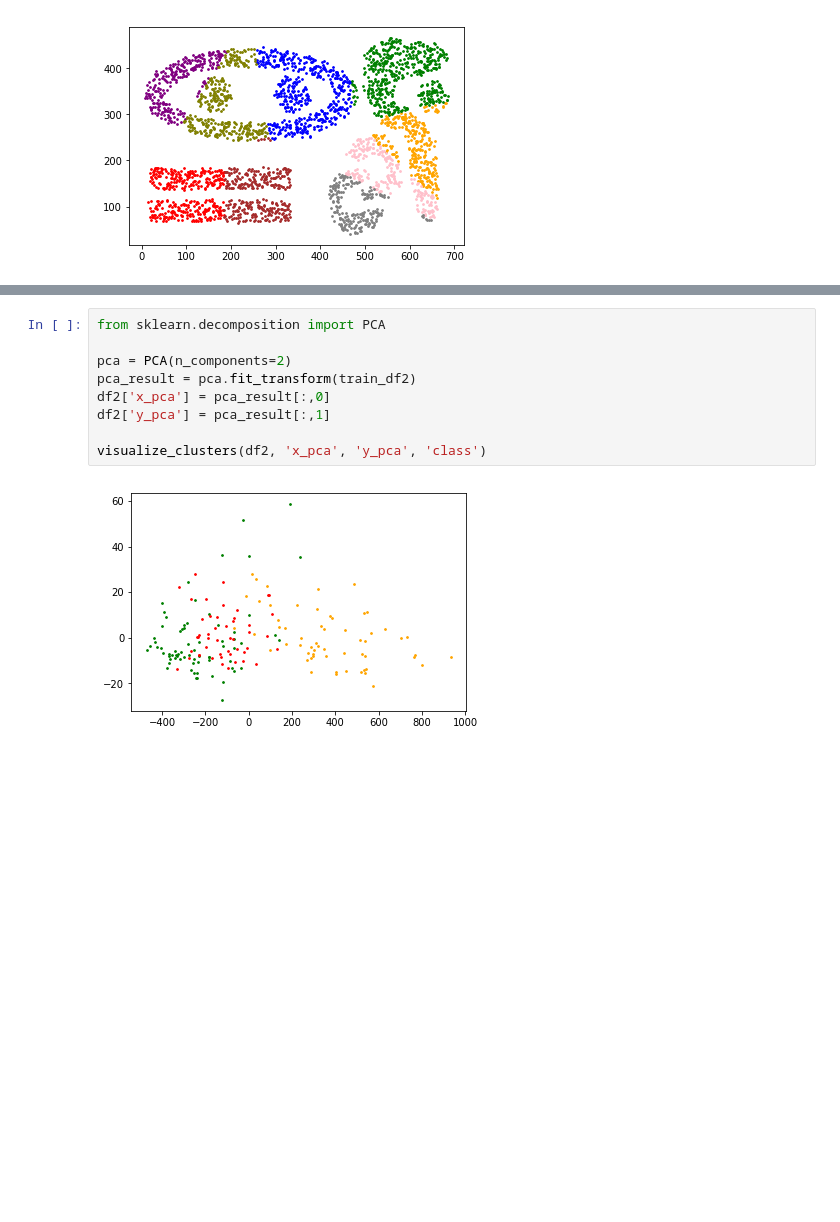
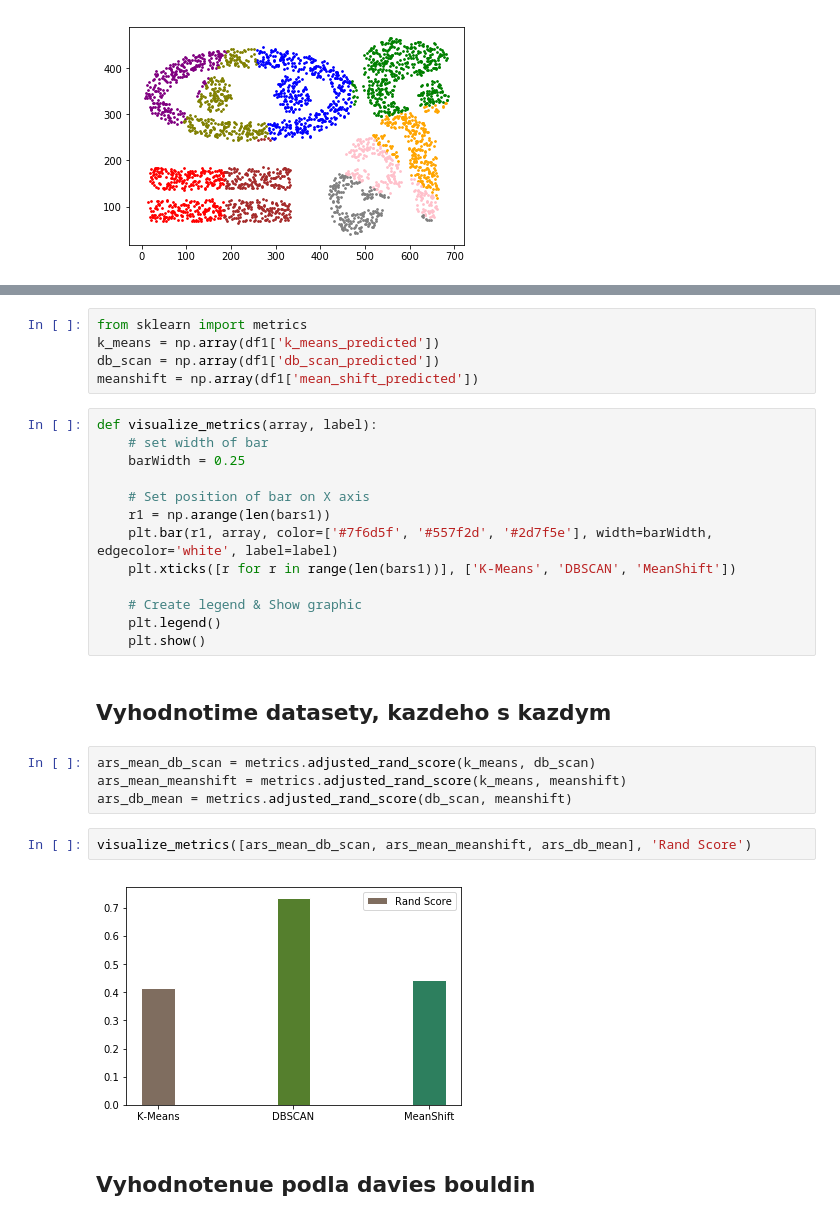
Before and after one commit to SimonSebechlebsky/vos2-clustering, a Jupyter notebook: clustering.ipynb, the cells around one changed output, grey strips where cells are left out. Cells and saved outputs as stored; diff of their text form; blank space fills up the shorter version.

```diff
--- a/clustering.ipynb
+++ b/clustering.ipynb
@@ -84,11 +74,30 @@ train_df2 = df2[df2.columns.difference(['class'])]
-# %%
-from sklearn.decomposition import PCA
-
-pca = PCA(n_components=2)
-pca_result = pca.fit_transform(train_df2)
-df2['x_pca'] = pca_result[:,0]
-df2['y_pca'] = pca_result[:,1]
-
-visualize_clusters(df2, 'x_pca', 'y_pca', 'class')
-# %% [output]
-[figure, removed]
+# %%
+from sklearn import metrics
+k_means = np.array(df1['k_means_predicted'])
+db_scan = np.array(df1['db_scan_predicted'])
+meanshift = np.array(df1['mean_shift_predicted'])
+# %%
+def visualize_metrics(array, label):
+    # set width of bar
+    barWidth = 0.25
+
+    # Set position of bar on X axis
+    r1 = np.arange(len(bars1))
+    plt.bar(r1, array, color=['#7f6d5f', '#557f2d', '#2d7f5e'], width=barWidth, edgecolor='white', label=label)
+    plt.xticks([r for r in range(len(bars1))], ['K-Means', 'DBSCAN', 'MeanShift'])
+
+    # Create legend & Show graphic
+    plt.legend()
+    plt.show()
+# %% [markdown]
+## Vyhodnotime datasety, kazdeho s kazdym
+# %%
+ars_mean_db_scan = metrics.adjusted_rand_score(k_means, db_scan)
+ars_mean_meanshift = metrics.adjusted_rand_score(k_means, meanshift)
+ars_db_mean = metrics.adjusted_rand_score(db_scan, meanshift)
+# %%
+visualize_metrics([ars_mean_db_scan, ars_mean_meanshift, ars_db_mean], 'Rand Score')
+# %% [output]
+[figure, added]
+# %% [markdown]
+## Vyhodnotenue podla davies bouldin
```
Also changed, not shown: parts of 16 cells of this notebook.
